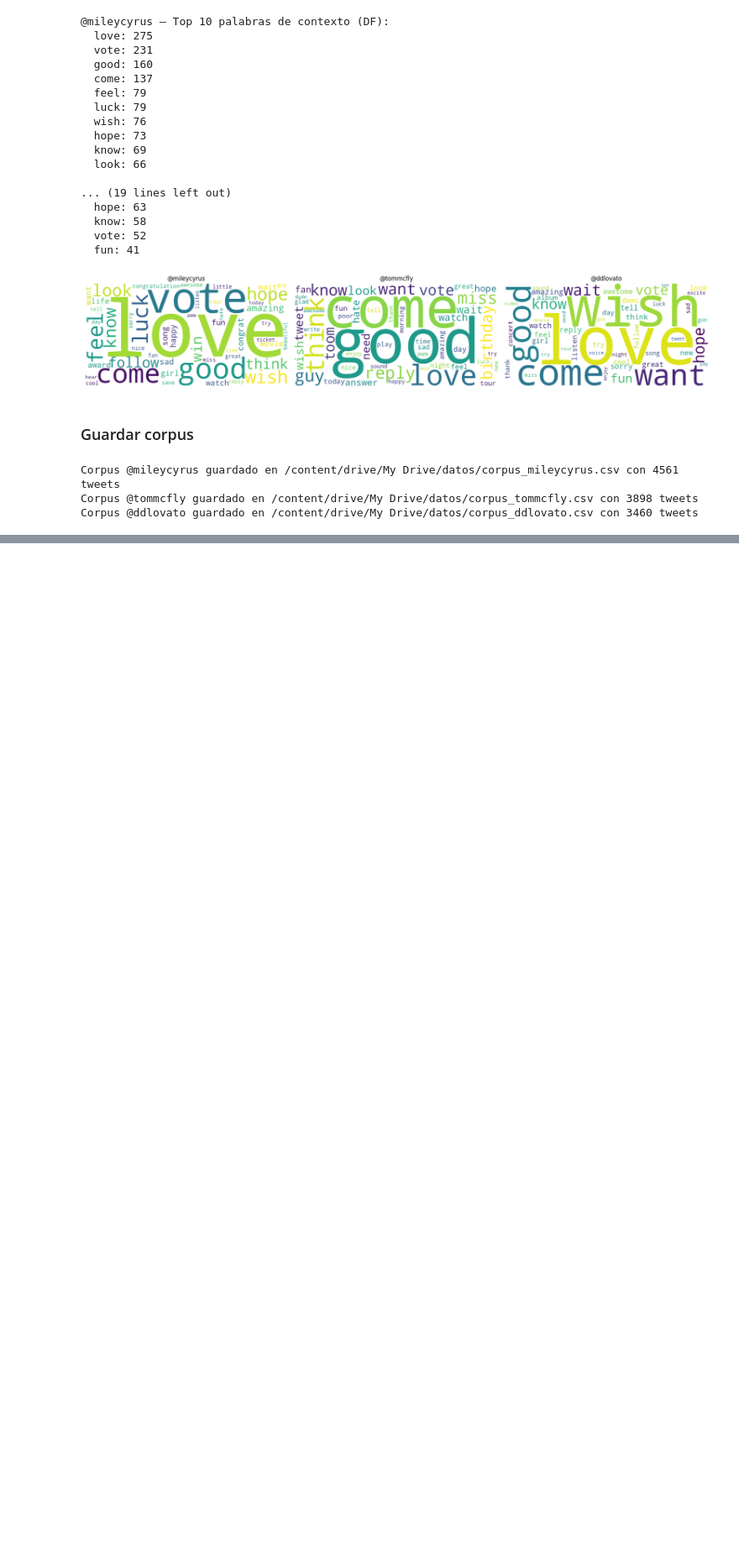
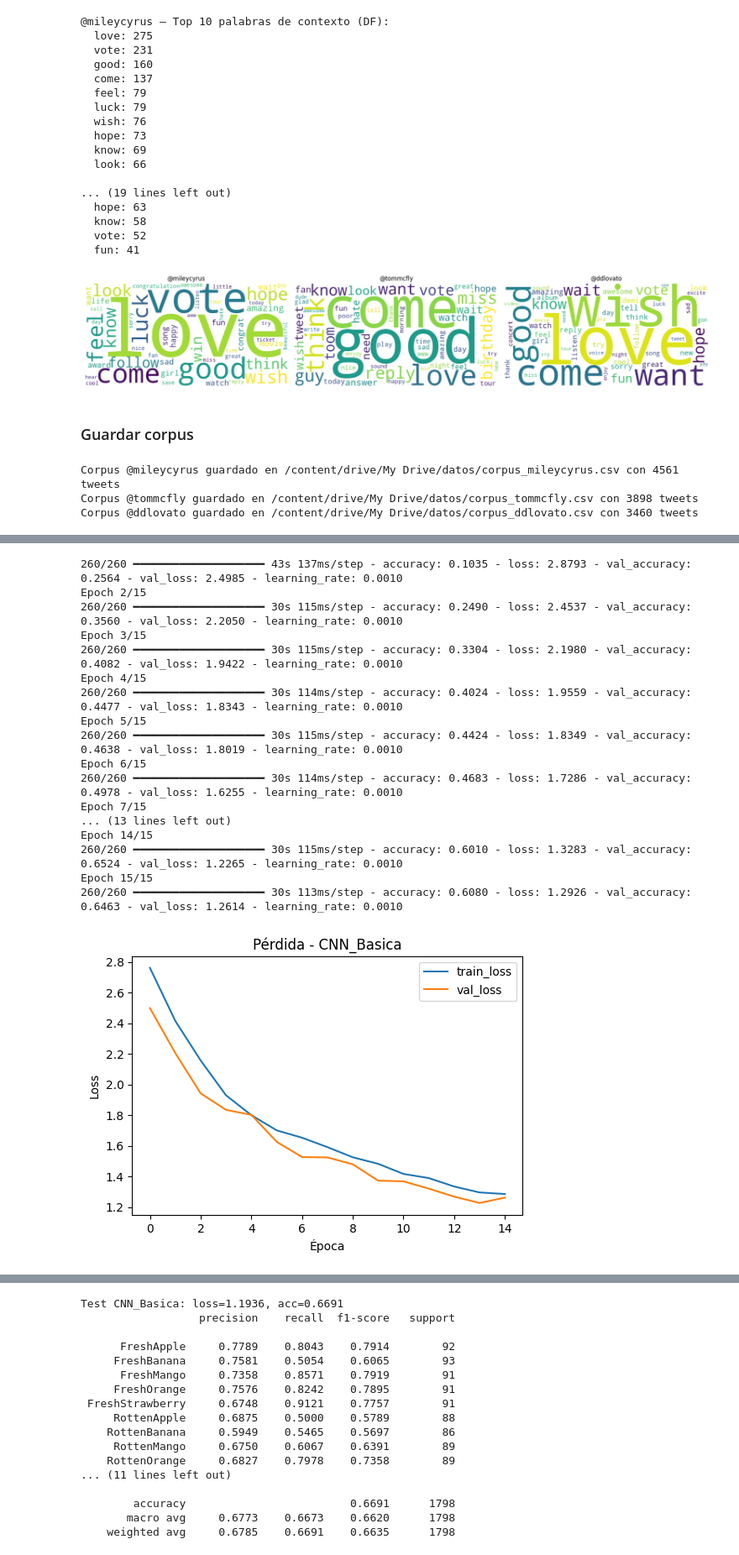
Before and after one commit to franciscogonzalez-gal/text_image_recognition, a Jupyter notebook: Proyecto_Text_Mining_Image_Recognition.ipynb, the cells around one changed output, grey strips where cells are left out. Shown at 84% size. Saved outputs shown, nothing was run; the diff lists cells and outputs as text; code cells hidden in the pictures; blank space fills up the shorter version.

```diff
--- a/Proyecto_Text_Mining_Image_Recognition.ipynb
+++ b/Proyecto_Text_Mining_Image_Recognition.ipynb
@@ -270,0 +384,10 @@ Corpus @ddlovato guardado en /content/drive/My Drive/datos/corpus_ddlovato.csv c
+# %%
+
+train_df, temp_df = train_test_split(
+    df, test_size=0.30, stratify=df['label'], random_state=42
+)
+val_df, test_df = train_test_split(
+    temp_df, test_size=0.50, stratify=temp_df['label'], random_state=42
+)
+
+print(f"train: {len(train_df)} | val: {len(val_df)} | test: {len(test_df)}")
@@ -270,0 +562,33 @@ Corpus @ddlovato guardado en /content/drive/My Drive/datos/corpus_ddlovato.csv c
+# %%
+
+results = []
+
+# Modelo A: CNN básica
+model_a = build_cnn_basica()
+compile_model(model_a, lr=1e-3)
+hist_a = train_model(model_a, train_ds, val_ds, epochs=15)
+plot_history(hist_a, model_a.name)
+test_loss, test_acc = model_a.evaluate(test_ds, verbose=0)
+print(f"Test {model_a.name}: loss={test_loss:.4f}, acc={test_acc:.4f}")
+results.append((model_a.name, test_acc))
+evaluate_and_report(model_a, test_ds, class_names)
+
+# Modelo B: CNN con BatchNorm + Dropout
+model_b = build_cnn_bn_do()
+compile_model(model_b, lr=1e-3)
+hist_b = train_model(model_b, train_ds, val_ds, epochs=20)
+plot_history(hist_b, model_b.name)
+test_loss, test_acc = model_b.evaluate(test_ds, verbose=0)
+print(f"Test {model_b.name}: loss={test_loss:.4f}, acc={test_acc:.4f}")
+results.append((model_b.name, test_acc))
+evaluate_and_report(model_b, test_ds, class_names)
+
+# Modelo C: Transfer Learning MobileNetV2
+model_c = build_mobilenetv2()
+compile_model(model_c, lr=1e-3)
+hist_c = train_model(model_c, train_ds, val_ds, epochs=12)
+plot_history(hist_c, model_c.name)
+print(f"Test {model_c.name}: loss={test_loss:.4f}, acc={test_acc:.4f}")
+results.append((model_c.name, test_acc))
+evaluate_and_report(model_c, test_ds, class_names)
+# %% [output]
@@ -270,0 +597,18 @@ Corpus @ddlovato guardado en /content/drive/My Drive/datos/corpus_ddlovato.csv c
+260/260 ━━━━━━━━━━━━━━━━━━━━ 43s 137ms/step - accuracy: 0.1035 - loss: 2.8793 - val_accuracy: 0.2564 - val_loss: 2.4985 - learning_rate: 0.0010
+Epoch 2/15
+260/260 ━━━━━━━━━━━━━━━━━━━━ 30s 115ms/step - accuracy: 0.2490 - loss: 2.4537 - val_accuracy: 0.3560 - val_loss: 2.2050 - learning_rate: 0.0010
+Epoch 3/15
+260/260 ━━━━━━━━━━━━━━━━━━━━ 30s 115ms/step - accuracy: 0.3304 - loss: 2.1980 - val_accuracy: 0.4082 - val_loss: 1.9422 - learning_rate: 0.0010
+Epoch 4/15
+260/260 ━━━━━━━━━━━━━━━━━━━━ 30s 114ms/step - accuracy: 0.4024 - loss: 1.9559 - val_accuracy: 0.4477 - val_loss: 1.8343 - learning_rate: 0.0010
+Epoch 5/15
+260/260 ━━━━━━━━━━━━━━━━━━━━ 30s 115ms/step - accuracy: 0.4424 - loss: 1.8349 - val_accuracy: 0.4638 - val_loss: 1.8019 - learning_rate: 0.0010
+Epoch 6/15
+260/260 ━━━━━━━━━━━━━━━━━━━━ 30s 114ms/step - accuracy: 0.4683 - loss: 1.7286 - val_accuracy: 0.4978 - val_loss: 1.6255 - learning_rate: 0.0010
+Epoch 7/15
+... (13 lines left out)
+Epoch 14/15
+260/260 ━━━━━━━━━━━━━━━━━━━━ 30s 115ms/step - accuracy: 0.6010 - loss: 1.3283 - val_accuracy: 0.6524 - val_loss: 1.2265 - learning_rate: 0.0010
+Epoch 15/15
+260/260 ━━━━━━━━━━━━━━━━━━━━ 30s 113ms/step - accuracy: 0.6080 - loss: 1.2926 - val_accuracy: 0.6463 - val_loss: 1.2614 - learning_rate: 0.0010
+[figure, added]
@@ -270,0 +616,17 @@ Corpus @ddlovato guardado en /content/drive/My Drive/datos/corpus_ddlovato.csv c
+Test CNN_Basica: loss=1.1936, acc=0.6691
+                  precision    recall  f1-score   support
+
+      FreshApple     0.7789    0.8043    0.7914        92
+     FreshBanana     0.7581    0.5054    0.6065        93
+      FreshMango     0.7358    0.8571    0.7919        91
+     FreshOrange     0.7576    0.8242    0.7895        91
+ FreshStrawberry     0.6748    0.9121    0.7757        91
+     RottenApple     0.6875    0.5000    0.5789        88
+    RottenBanana     0.5949    0.5465    0.5697        86
+     RottenMango     0.6750    0.6067    0.6391        89
+    RottenOrange     0.6827    0.7978    0.7358        89
+... (11 lines left out)
+
+        accuracy                         0.6691      1798
+       macro avg     0.6773    0.6673    0.6620      1798
+    weighted avg     0.6785    0.6691    0.6635      1798
```
Also changed, not shown: parts of 21 cells of this notebook.
